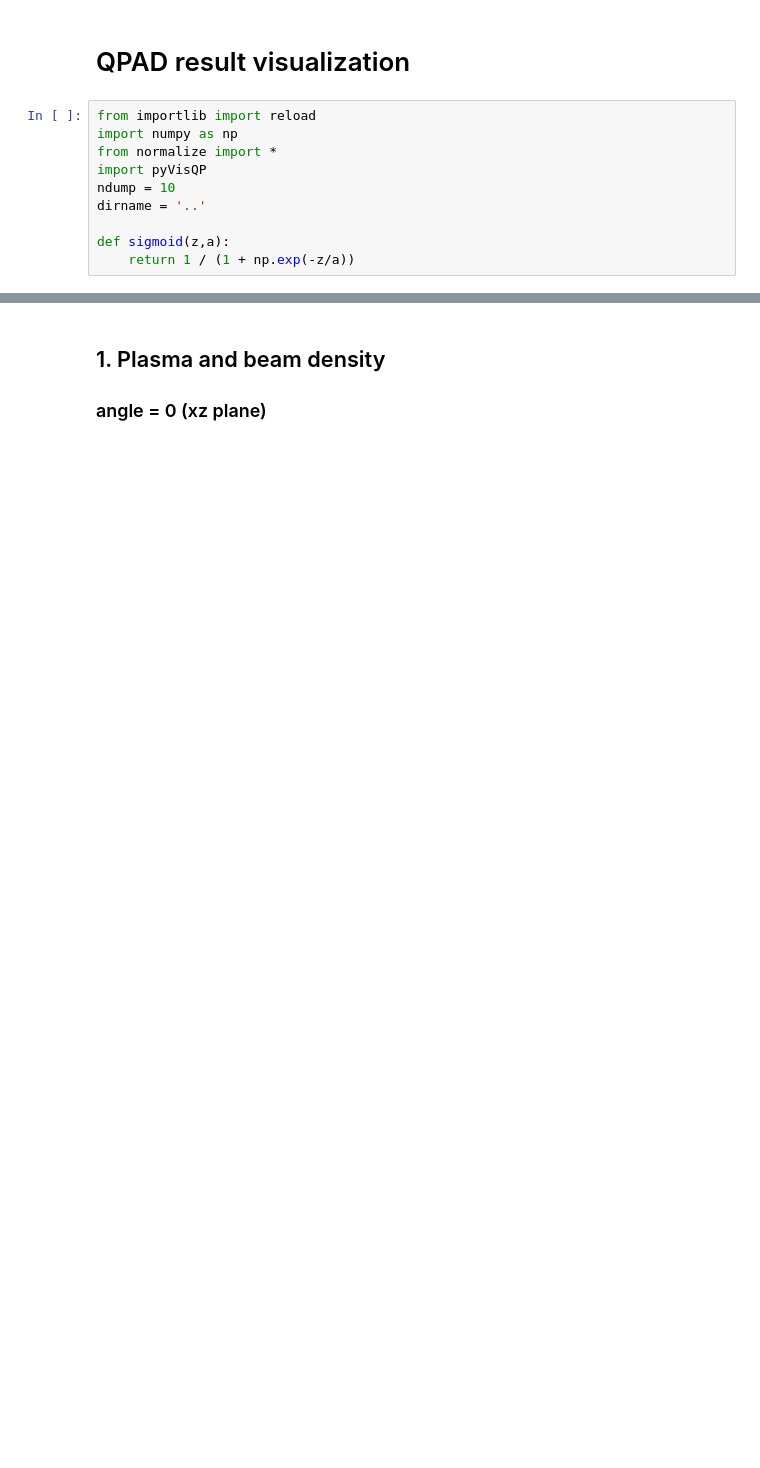
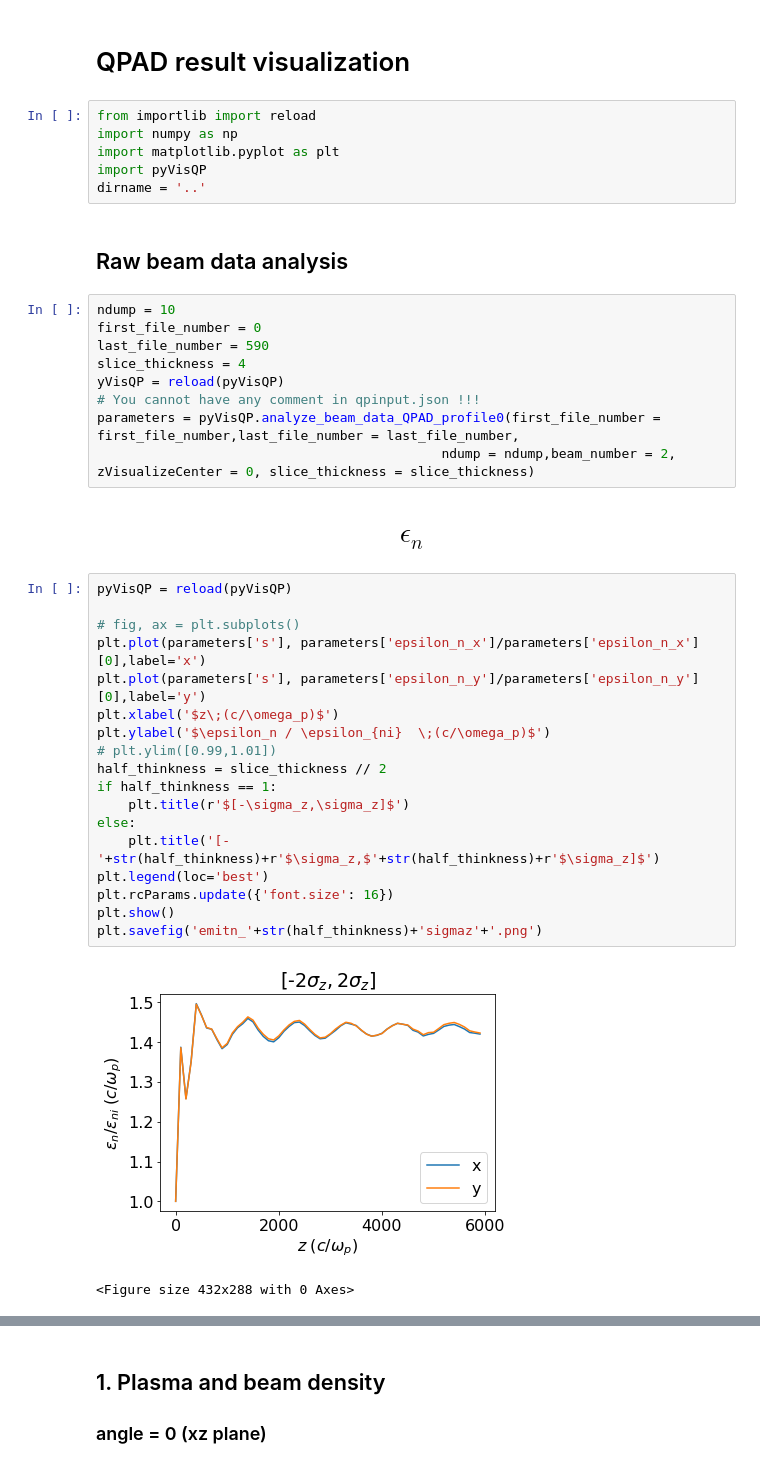
Before and after one commit to uclazyj/JupyterQpic, a Jupyter notebook: QPAD.ipynb, the cells around one changed output, grey strips where cells are left out. Drawn from its saved outputs; the diff is of its cells as text; blank space fills up the shorter version.

Commit message:
change the style for QPAD.ipynb

```diff
--- a/QPAD.ipynb
+++ b/QPAD.ipynb
@@ -3,10 +3,40 @@
 # %%
 from importlib import reload
 import numpy as np
-from normalize import *
+import matplotlib.pyplot as plt
 import pyVisQP
-ndump = 10
 dirname = '..'
-
-def sigmoid(z,a):
-    return 1 / (1 + np.exp(-z/a))
+# %% [markdown]
+## Raw beam data analysis
+# %%
+ndump = 10
+first_file_number = 0
+last_file_number = 590
+slice_thickness = 4
+yVisQP = reload(pyVisQP)
+# You cannot have any comment in qpinput.json !!!
+parameters = pyVisQP.analyze_beam_data_QPAD_profile0(first_file_number = first_file_number,last_file_number = last_file_number,
+                                            ndump = ndump,beam_number = 2, zVisualizeCenter = 0, slice_thickness = slice_thickness)
+# %% [markdown]
+# $$\epsilon_n$$
+# %%
+pyVisQP = reload(pyVisQP)
+
+# fig, ax = plt.subplots()
+plt.plot(parameters['s'], parameters['epsilon_n_x']/parameters['epsilon_n_x'][0],label='x')
+plt.plot(parameters['s'], parameters['epsilon_n_y']/parameters['epsilon_n_y'][0],label='y')
+plt.xlabel('$z\;(c/\omega_p)$')
+plt.ylabel('$\epsilon_n / \epsilon_{ni}  \;(c/\omega_p)$')
+# plt.ylim([0.99,1.01])
+half_thinkness = slice_thickness // 2
+if half_thinkness == 1:
+    plt.title(r'$[-\sigma_z,\sigma_z]$')
+else:
+    plt.title('[-'+str(half_thinkness)+r'$\sigma_z,$'+str(half_thinkness)+r'$\sigma_z]$')
+plt.legend(loc='best')
+plt.rcParams.update({'font.size': 16})
+plt.show()
+plt.savefig('emitn_'+str(half_thinkness)+'sigmaz'+'.png')
+# %% [output]
+[figure, added]
+<Figure size 432x288 with 0 Axes>
```
Also changed, not shown: parts of 37 cells of this notebook.
